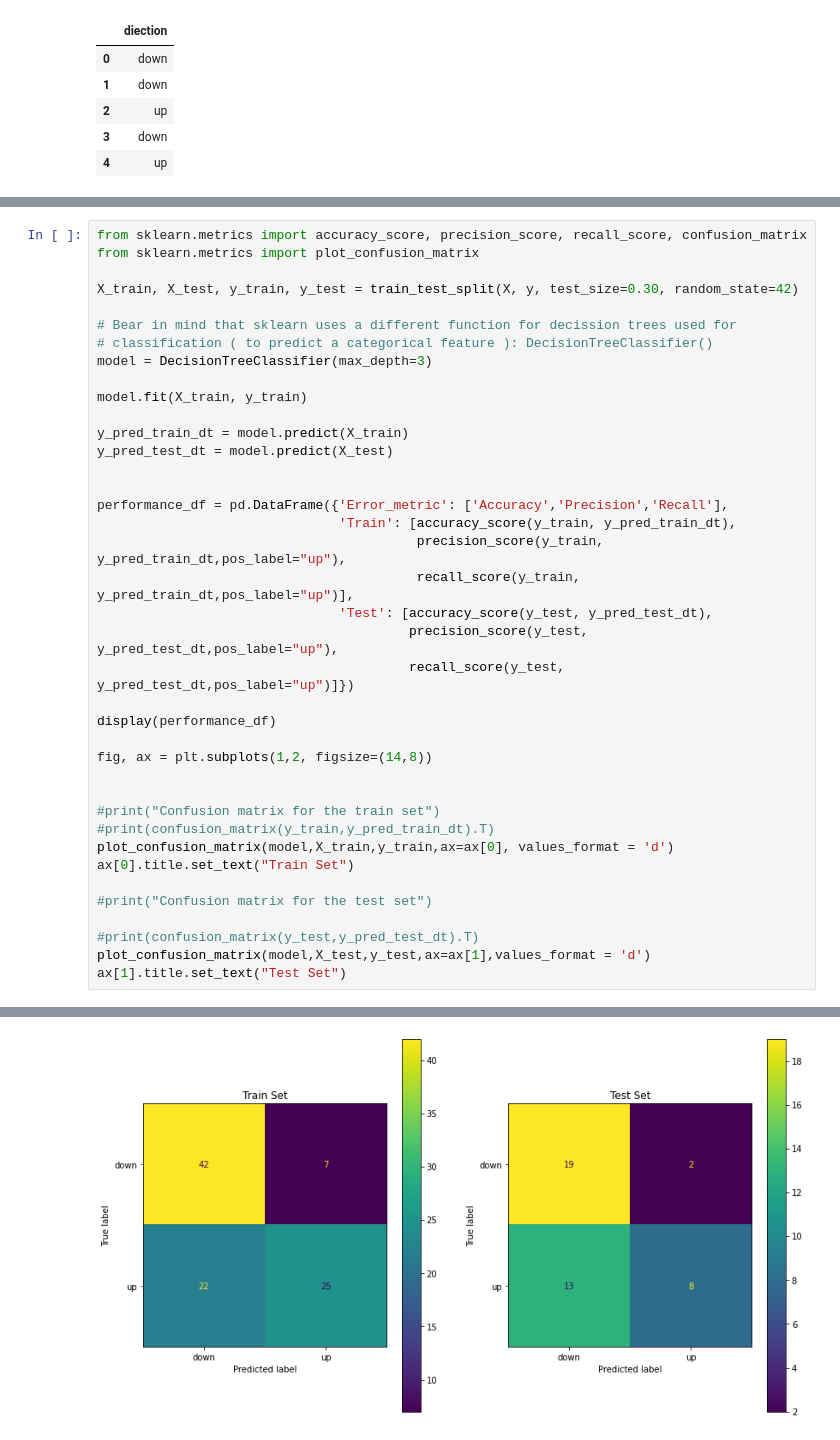
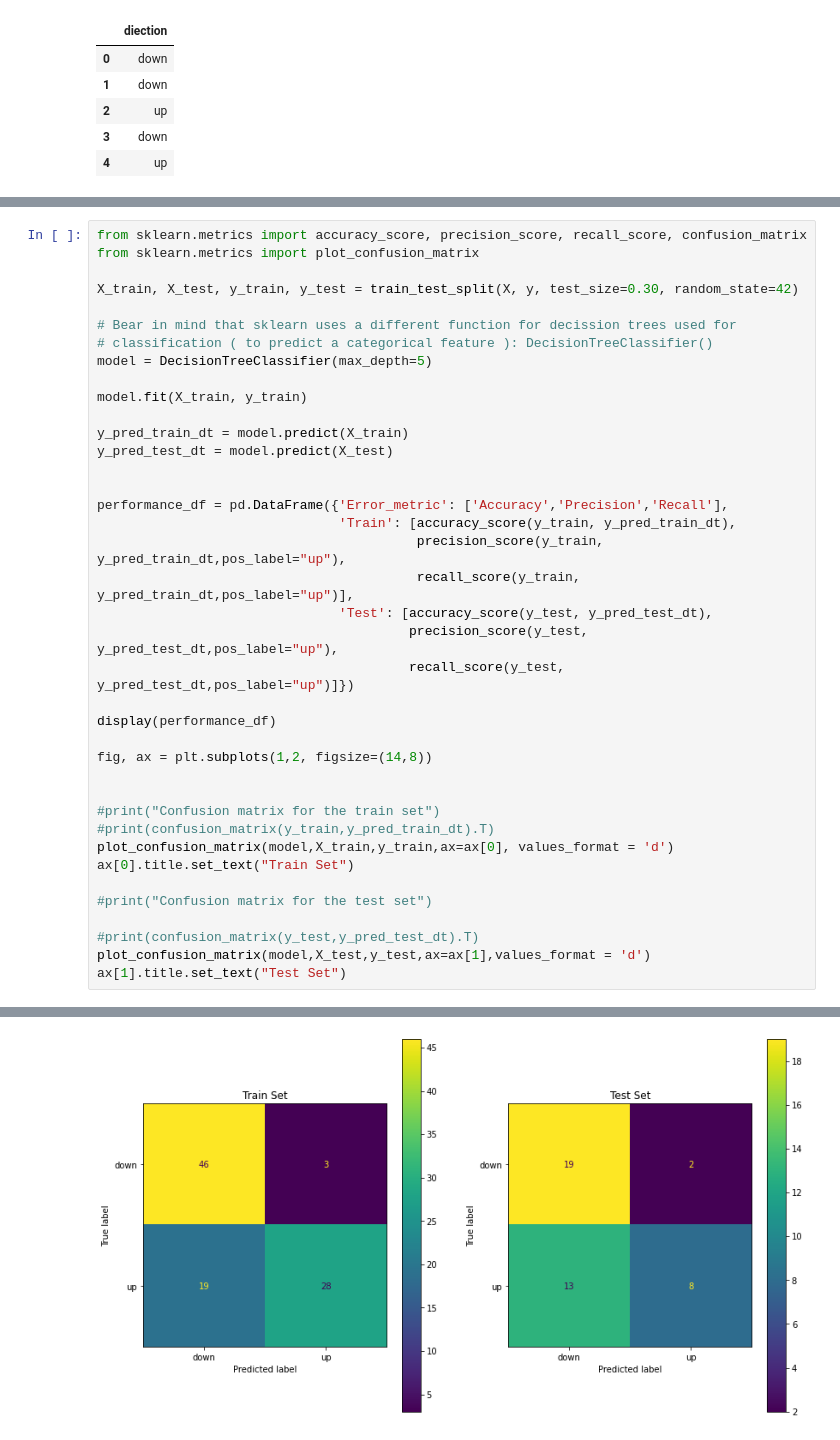
Before and after one commit to mgmsara/Stock-Market-forecasting, a Jupyter notebook: Classification model.ipynb, the cells around one changed output, grey strips where cells are left out. Saved outputs shown, nothing was run; the diff lists cells and outputs as text.

```diff
--- a/Classification model.ipynb
+++ b/Classification model.ipynb
@@ -152,7 +179,7 @@ X_train, X_test, y_train, y_test = train_test_split(X, y, test_size=0.30, random
 
 # Bear in mind that sklearn uses a different function for decission trees used for
 # classification ( to predict a categorical feature ): DecisionTreeClassifier()
-model = DecisionTreeClassifier(max_depth=3)
+model = DecisionTreeClassifier(max_depth=5)
 
 model.fit(X_train, y_train)
 
@@ -191 +218 @@ ax[1].title.set_text("Test Set")
-[figure, old version]
+[figure, new version]
```
Also changed, not shown: parts of 9 cells of this notebook, 1 other file.
